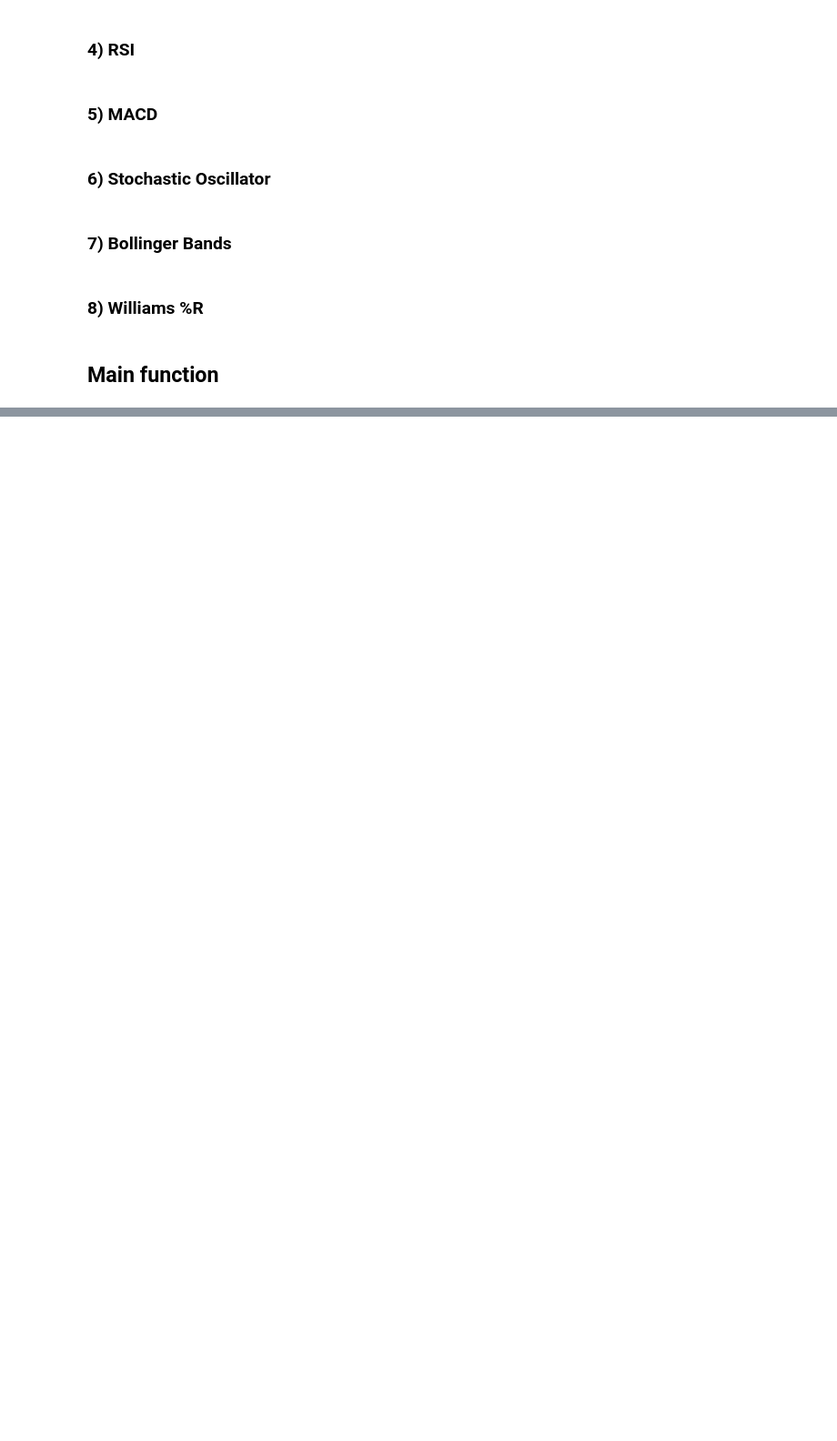
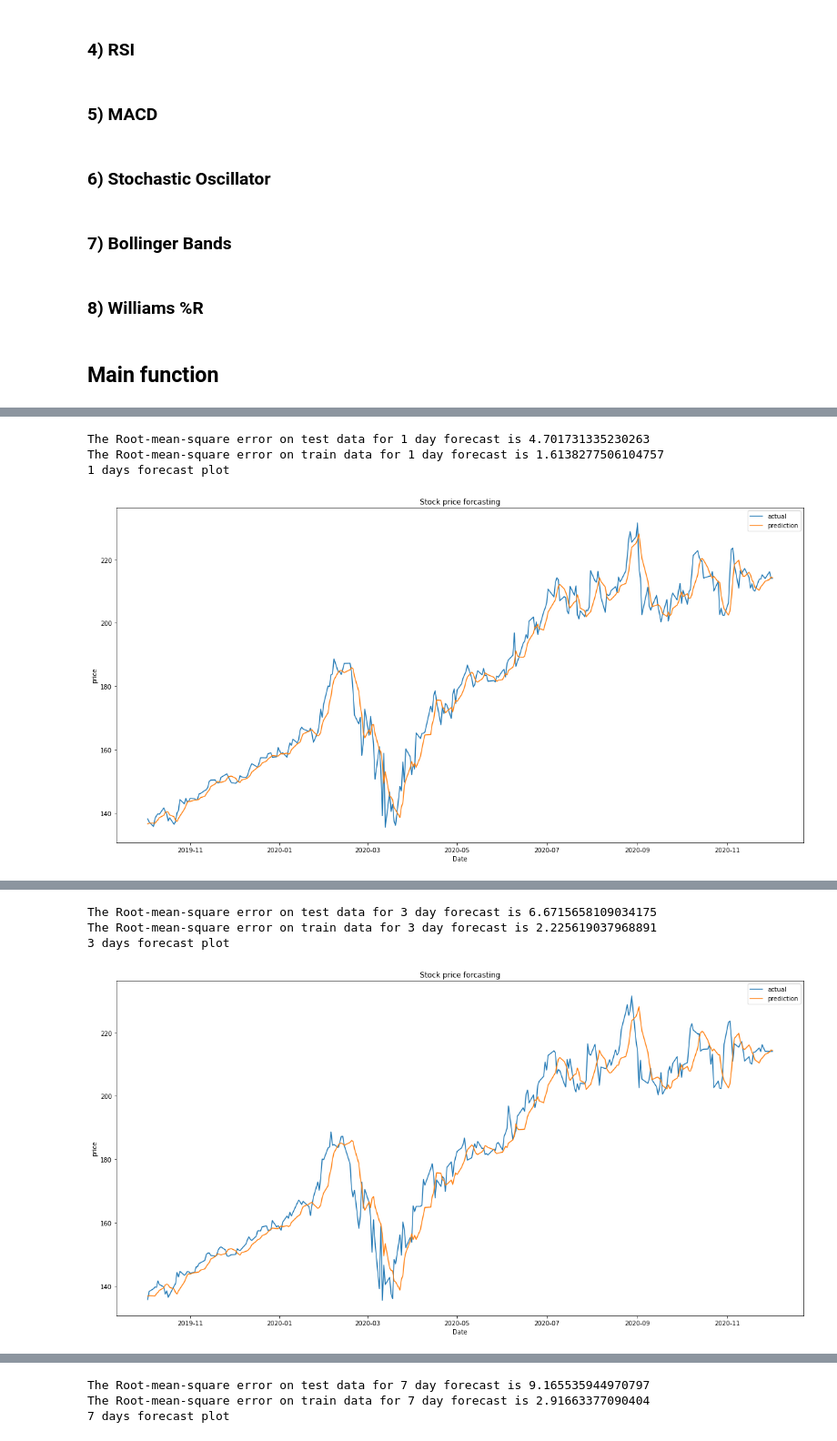
Before and after one commit to Enjoyshi/BigData, a Jupyter notebook: project.ipynb, the cells around one changed output, grey strips where cells are left out. Shown at 91% size. Drawn from its saved outputs; the diff is of its cells as text; code cells hidden in the pictures; blank space fills up the shorter version.

```diff
--- a/project.ipynb
+++ b/project.ipynb
@@ -1233,0 +1261,17 @@ The stocks evolution for Facebook
+# %%
+def transform(df,  forecast_days, nLags,  column):
+    LeadWindow = Window.rowsBetween(0,forecast_days)
+    df = df.withColumn("label", last(df[column]).over(LeadWindow))
+    features = [column]
+    mywindow = Window.orderBy("Date")
+
+    for i in range(nLags):
+        strLag = column + '_LagBy_' + str(i+1)
+        df = df.withColumn(strLag,lag(df[column], i+1).over(mywindow))
+        features.append(strLag)
+
+
+    df = df.dropna()
+    vA = VectorAssembler().setInputCols(features).setOutputCol("features")
+    df = vA.transform(df)
+    return df
@@ -1233,0 +1344,21 @@ The stocks evolution for Facebook
+# %%
+apple_path = 'stocks_data/APPLE.csv'
+microsoft_path = 'stocks_data/MICROSOFT.csv'
+
+stocksColumns = [StructField("Date",TimestampType()), StructField("High",DoubleType()),
+              StructField("Low",DoubleType()), StructField("Open",DoubleType()),
+              StructField("Close",DoubleType()), StructField("Volume", DoubleType()),
+              StructField("Adj Close",DoubleType()), StructField("company_name", StringType())]
+
+stocksSchema = StructType(stocksColumns)
+
+microsoft = get_data(microsoft_path, stocksSchema, delimiter=',').drop(col("company_name"))
+apple = get_data(apple_path, stocksSchema, delimiter=',').drop(col("company_name"))
+# %%
+for i in [1, 3, 7]:
+    model, train, test, rmse_train, rmse_test = Forecast(microsoft,  forecast_days = i, nLags = 3, column='Close')
+    print(f"The Root-mean-square error on test data for {i} day forecast is {rmse_test}")
+    print(f"The Root-mean-square error on train data for {i} day forecast is {rmse_train}")
+    print(f"{i} days forecast plot")
+    plot_prediction(test)
+# %% [output]
@@ -1233,0 +1370,4 @@ The stocks evolution for Facebook
+The Root-mean-square error on test data for 1 day forecast is 4.701731335230263
+The Root-mean-square error on train data for 1 day forecast is 1.6138277506104757
+1 days forecast plot
+[figure, added]
@@ -1233,0 +1379,4 @@ The stocks evolution for Facebook
+The Root-mean-square error on test data for 3 day forecast is 6.6715658109034175
+The Root-mean-square error on train data for 3 day forecast is 2.225619037968891
+3 days forecast plot
+[figure, added]
@@ -1233,0 +1388,3 @@ The stocks evolution for Facebook
+The Root-mean-square error on test data for 7 day forecast is 9.165535944970797
+The Root-mean-square error on train data for 7 day forecast is 2.91663377090404
+7 days forecast plot
```
Also changed, not shown: parts of 12 cells of this notebook, 4 other files.
